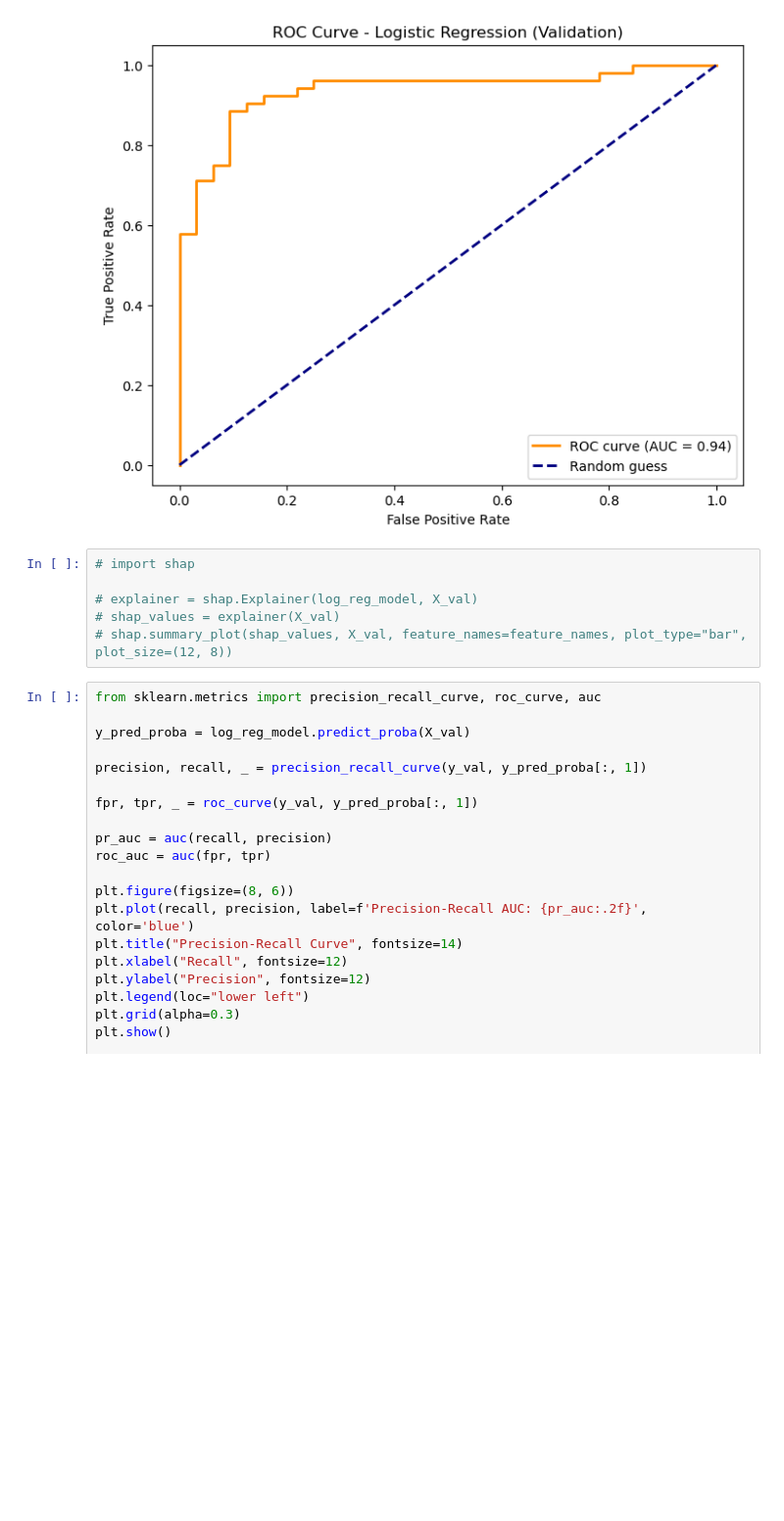
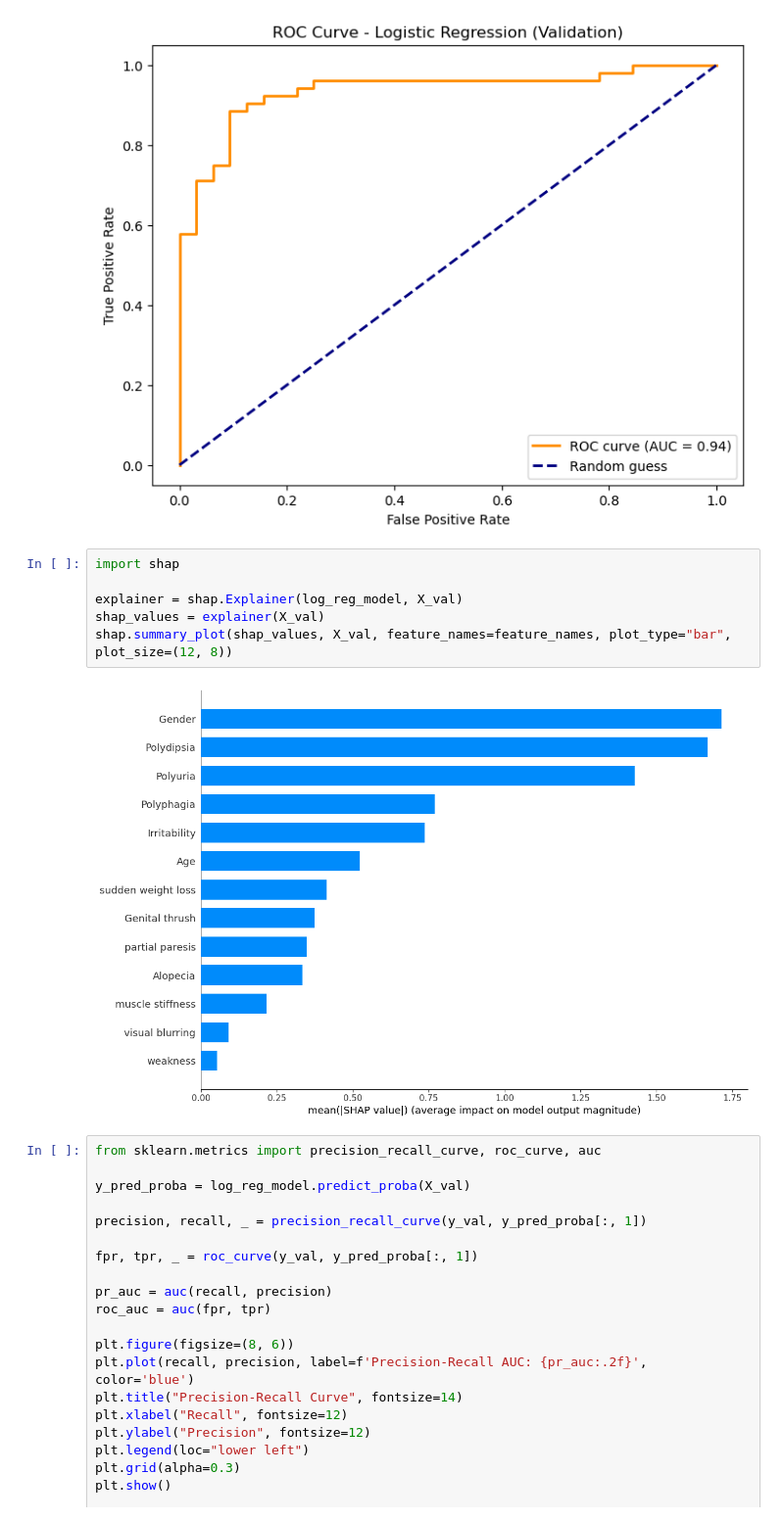
Before and after one commit to rccrdmr/diabetes-risk-prediction, a Jupyter notebook: Early Stage Diabetes Risk Prediction.ipynb, the cells around one changed output. Shown at 98% size. Drawn from its saved outputs; the diff is of its cells as text; blank space fills up the shorter version.

```diff
--- a/Early Stage Diabetes Risk Prediction.ipynb
+++ b/Early Stage Diabetes Risk Prediction.ipynb
@@ -384,11 +384,13 @@ plt.show()
 # %% [output]
 [figure]
 # %%
-# import shap
+import shap
 
-# explainer = shap.Explainer(log_reg_model, X_val)
-# shap_values = explainer(X_val)
-# shap.summary_plot(shap_values, X_val, feature_names=feature_names, plot_type="bar", plot_size=(12, 8))
+explainer = shap.Explainer(log_reg_model, X_val)
+shap_values = explainer(X_val)
+shap.summary_plot(shap_values, X_val, feature_names=feature_names, plot_type="bar", plot_size=(12, 8))
+# %% [output]
+[figure, added]
 # %%
 from sklearn.metrics import precision_recall_curve, roc_curve, auc
 
```
Also changed, not shown: parts of 2 cells of this notebook.
